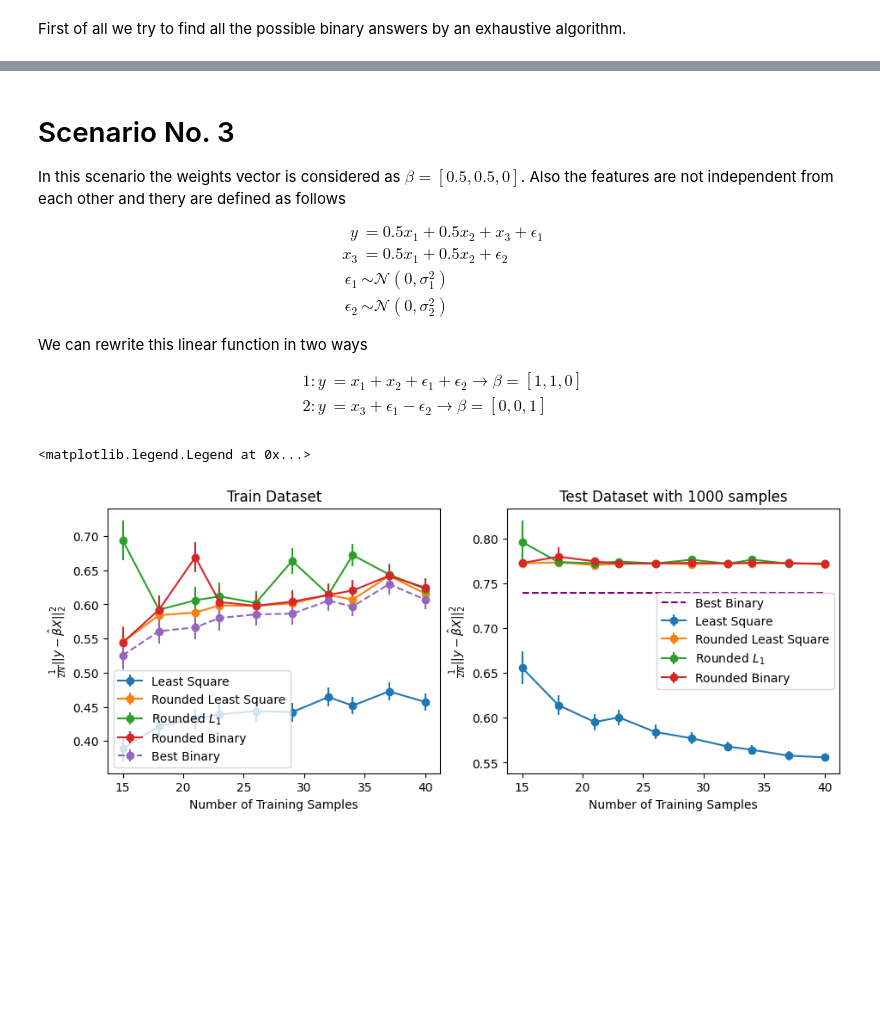
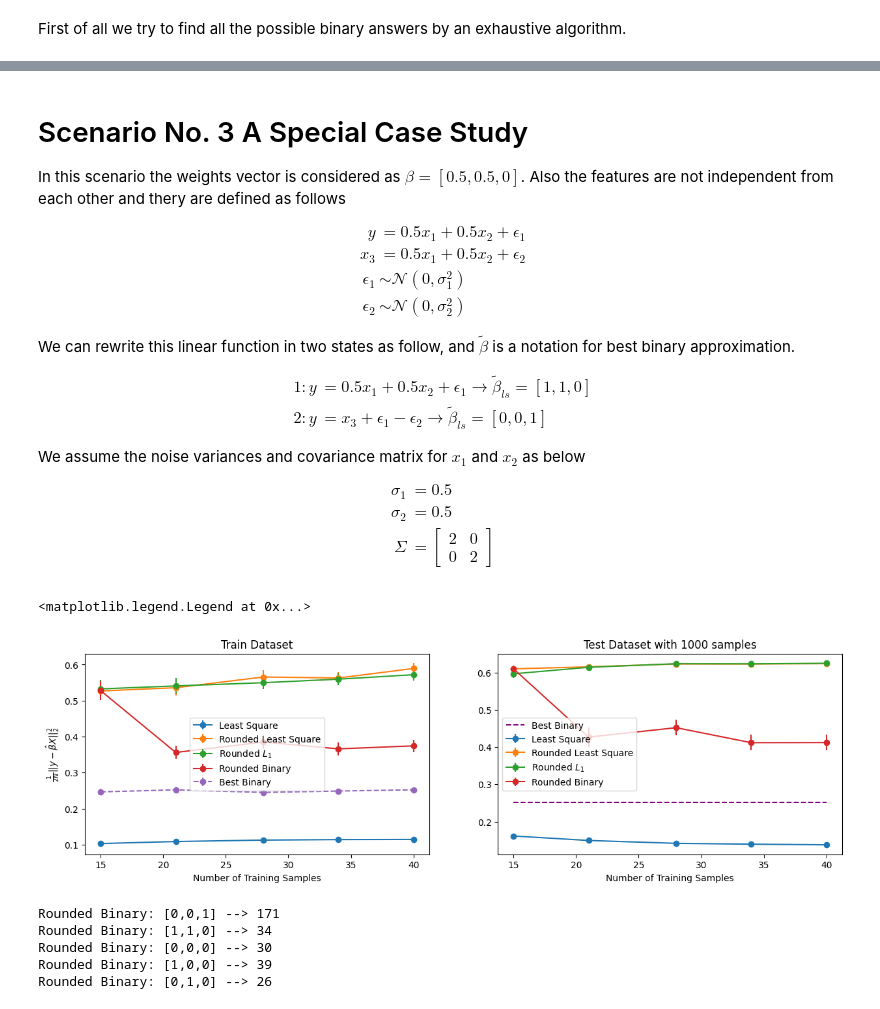
Before and after one commit to shahrzaddii/https---github.com-shahrzaddii-Sparsity, a Jupyter notebook: Binary Estimation Tutorial.ipynb, the cells around one changed output, grey strips where cells are left out. Saved outputs shown, nothing was run; the diff lists cells and outputs as text; code cells hidden in the pictures; blank space fills up the shorter version.

```diff
--- a/Binary Estimation Tutorial.ipynb
+++ b/Binary Estimation Tutorial.ipynb
@@ -63,16 +63,17 @@ def leastsquare(x, y):
 # %% [markdown]
 # Optimizer
 # %%
-def minimizer(lossfunction, alpha, x, y, n_features=None):
+def minimizer(lossfunction, alpha, x, y):
     n_features = x.shape[1]
     initial_beta = np.random.randint(2,size=(n_features))
-    result = minimize(lossfunction, initial_beta, args=(alpha, x, y, n_features), method='Powell', options={'xtol':1e-8})
+    result = minimize(lossfunction, initial_beta, args=(alpha, x, y), method='Powell', options={'xtol':1e-8})
     optimized_beta = result.x
     return optimized_beta
 # %% [markdown]
 # Sparsity: Binary Estimation
 # %%
-def binary_lossfunc(beta, alpha , x, y, n_features):
+def binary_lossfunc(beta, alpha , x, y):
+  n_features = x.shape[1]
   pp = []
   beta = np.reshape(beta,(-1, n_features))
   for i in range((beta.shape)[0]):
@@ -83,7 +84,7 @@ def binary_lossfunc(beta, alpha , x, y, n_features):
       else:
         p.append(alpha*abs(b-1))
     pp.append(np.sum(p))
-  return squared_error(beta,x , y, n_features)+np.asarray(pp)
+  return squared_error(beta,x , y)+np.asarray(pp)
 # %% [markdown]
 # Binary Rounding
 # %%
@@ -443,21 +461,29 @@ axs[1].legend()
 # %% [markdown]
-# Scenario No. 3
+# Scenario No. 3 A Special Case Study
 
 In this scenario the weights vector is considered as $\beta = [0.5, 0.5, 0]$. Also the features are not independent from each other and thery are defined as follows
 
 \begin{align*}
-y&= 0.5x_1 + 0.5x_2 + x_3 + \epsilon_1 \\
+y&= 0.5x_1 + 0.5x_2 + \epsilon_1 \\
 x_3&=0.5x_1 + 0.5x_2 + \epsilon_2 \\
 \epsilon_1 &\sim \mathcal{N}(0, \sigma_1^2) \\
 \epsilon_2 &\sim \mathcal{N}(0, \sigma_2^2)
 \end{align*}
 
-We can rewrite this linear function in two ways
+We can rewrite this linear function in two states as follow, and $\tilde{\beta}$ is a notation for best binary approximation.
 
 \begin{align*}
-1: y&= x_1 + x_2 + \epsilon_1 + \epsilon_2 \to \beta = [1,1,0]\\
-2: y&= x_3 + \epsilon_1 - \epsilon_2 \to \beta = [0,0,1]
+1: y&= 0.5x_1 + 0.5x_2 + \epsilon_1 \to \tilde{\beta}_{ls} = [1,1,0]\\
+2: y&= x_3 + \epsilon_1 - \epsilon_2 \to \tilde{\beta}_{ls} = [0,0,1]
 \end{align*}
+
+We assume the noise variances and covariance matrix for $x_1$ and $x_2$ as below
+
+\begin{align*}
+\sigma_1 &= 0.5 \\
+\sigma_2 &= 0.5 \\
+\Sigma &= \begin{bmatrix}2 & 0\\0 & 2 \end{bmatrix}
+\end{align*}
 # %%
 def DataGenerator_x123(n_samples,feature_mean, feature_cov, sigma1, sigma2, randome_state=None):
     RNG = np.random.default_rng(seed=randome_state)
@@ -475,10 +496,9 @@ def DataGenerator_x123(n_samples,feature_mean, feature_cov, sigma1, sigma2, rand
 # %%
 x_test, y_test = DataGenerator_x123(n_samples=10000, feature_mean=np.zeros(2), feature_cov=2*np.eye(2), sigma1=0.5, sigma2=0.5, randome_state=123)
 # %%
-# alpha_range = [0.001, 0.1, 0.5, 1, 1.5, 2, 3]
 alpha_range = np.logspace(-3, 0, num=10)
 n_folds = 25
-n_iterations = 300
+n_repitition = 300
 # sample_size = np.round(100*np.array(np.linspace(0.2,1,25))).astype(int)
 x123_l1_train_mean_sse_per_size,x123_l1_train_std_sse_per_size, x123_l1_test_mean_sse_per_size, x123_l1_test_std_sse_per_size = [], [], [], []
 x123_l1_min_alpha_per_size,x123_l1_min_sse_valid_per_size,x123_l1_mean_sse_valid_per_size = [], [], []
@@ -492,15 +512,11 @@ for ss in sample_size:
 
     # estimating the best alpha
     x_selected, y_selected = DataGenerator_x123(n_samples=ss, feature_mean=np.zeros(2), feature_cov=2*np.eye(2), sigma1=0.5, sigma2=0.5, randome_state=123)
-    x123_l1_min_alpha, x123_l1_min_sse_valid, x123_l1_mean_sse_valid = search_for_alph(x_selected, y_selected, Lasso, alpha_range, ss, n_folds)
+    x123_l1_min_alpha, _ = search_for_alpha_with_outer_cv(x_selected, y_selected, Lasso, alpha_range, n_folds)
     x123_l1_min_alpha_per_size.append(x123_l1_min_alpha)
-    x123_l1_min_sse_valid_per_size.append(x123_l1_min_sse_valid)
-    x123_l1_mean_sse_valid_per_size.append(x123_l1_mean_sse_valid)
 
-    x123_binary_min_alpha, x123_binary_min_sse_valid, x123_binary_mean_sse_valid = search_for_alph(x_selected, y_selected, binary_lossfunc, alpha_range, ss, n_folds)
+    x123_binary_min_alpha, _ = search_for_alpha_with_outer_cv(x_selected, y_selected, binary_lossfunc, alpha_range, n_folds)
     x123_binary_min_alpha_per_size.append(x123_binary_min_alpha)
-    x123_binary_min_sse_valid_per_size.append(x123_binary_min_sse_valid)
-    x123_binary_mean_sse_valid_per_size.append(x123_binary_mean_sse_valid)
 
     # estimating the beta in iterations
     x123_l1_beta_hat_per_iter, x123_l1_rounded_beta_hat_per_iter, x123_l1_train_sse_per_iter, x123_l1_test_sse_per_iter = [], [], [], []
@@ -508,7 +524,7 @@ for ss in sample_size:
     x123_ls_beta_hat_per_iter, x123_ls_train_sse_per_iter, x123_ls_test_sse_per_iter = [], [], []
     x123_rls_beta_hat_per_iter,x123_rls_train_sse_per_iter,x123_rls_test_sse_per_iter = [], [], []
     x123_best_binary_train_sse_per_iter, x123_best_binary_beta_hat_per_iter = [], []
-    for iter in range(n_iterations):
+    for _ in range(n_repitition):
 
         x_selected, y_selected = DataGenerator_x123(n_samples=ss, feature_mean=np.zeros(2), feature_cov=2*np.eye(2), sigma1=0.5, sigma2=0.5, randome_state=None)
 
@@ -567,27 +583,39 @@ for ss in sample_size:
 
 x123_best_binary_beta_hat_test, x123_best_binary_sse_test = exhaustive_binary(n_answers=3, x=x_test, y=y_test)
 # %%
-fig, axs = plt.subplots(1, 2, figsize=(11, 4))
+fig, axs = plt.subplots(1, 2, figsize=(15, 4))
 
-axs[0].errorbar(sample_size, x123_ls_train_mean_sse_per_size, yerr=np.array(x123_ls_train_std_sse_per_size)*1.96/(n_iterations**0.5), marker='o',  label='Least Square')
-axs[0].errorbar(sample_size, x123_rls_train_mean_sse_per_size, yerr=np.array(x123_rls_train_std_sse_per_size)*1.96/(n_iterations**0.5), marker='o', label='Rounded Least Square')
-axs[0].errorbar(sample_size, x123_l1_train_mean_sse_per_size, yerr=np.array(x123_l1_train_std_sse_per_size)*1.96/(n_iterations**0.5), marker='o', label='Rounded $L_1$')
-axs[0].errorbar(sample_size, x123_binary_train_mean_sse_per_size, yerr=np.array(x123_binary_train_std_sse_per_size)*1.96/(n_iterations**0.5), marker='o', label='Rounded Binary')
-axs[0].errorbar(sample_size, x123_best_binary_mean_train_sse_per_size, yerr=np.array(x123_best_binary_std_train_sse_per_size)*1.96/(n_iterations**0.5),linestyle='--', marker='o', label='Best Binary')
+axs[0].errorbar(sample_size, x123_ls_train_mean_sse_per_size, yerr=np.array(x123_ls_train_std_sse_per_size)*1.96/(n_repitition**0.5), marker='o',  label='Least Square')
+axs[0].errorbar(sample_size, x123_rls_train_mean_sse_per_size, yerr=np.array(x123_rls_train_std_sse_per_size)*1.96/(n_repitition**0.5), marker='o', label='Rounded Least Square')
+axs[0].errorbar(sample_size, x123_l1_train_mean_sse_per_size, yerr=np.array(x123_l1_train_std_sse_per_size)*1.96/(n_repitition**0.5), marker='o', label='Rounded $L_1$')
+axs[0].errorbar(sample_size, x123_binary_train_mean_sse_per_size, yerr=np.array(x123_binary_train_std_sse_per_size)*1.96/(n_repitition**0.5), marker='o', label='Rounded Binary')
+axs[0].errorbar(sample_size, x123_best_binary_mean_train_sse_per_size, yerr=np.array(x123_best_binary_std_train_sse_per_size)*1.96/(n_repitition**0.5),linestyle='--', marker='o', label='Best Binary')
 axs[0].set_xlabel('Number of Training Samples')
 axs[0].set_ylabel('$\\frac{1}{2N}||y-\\hat{\\beta}X||_{2}^{2}$')
 axs[0].set_title('Train Dataset')
 axs[0].legend()
 
-axs[1].errorbar(sample_size, x123_ls_test_mean_sse_per_size, yerr=np.array(x123_ls_test_std_sse_per_size)*1.96/(n_iterations**0.5), marker='o',  label='Least Square')
-axs[1].errorbar(sample_size, x123_rls_test_mean_sse_per_size, yerr=np.array(x123_rls_test_std_sse_per_size)*1.96/(n_iterations**0.5), marker='o', label='Rounded Least Square')
-axs[1].errorbar(sample_size, x123_l1_test_mean_sse_per_size, yerr=np.array(x123_l1_test_std_sse_per_size)*1.96/(n_iterations**0.5), marker='o', label='Rounded $L_1$')
-axs[1].errorbar(sample_size, x123_binary_test_mean_sse_per_size, yerr=np.array(x123_binary_test_std_sse_per_size)*1.96/(n_iterations**0.5), marker='o', label='Rounded Binary')
+axs[1].errorbar(sample_size, x123_ls_test_mean_sse_per_size, yerr=np.array(x123_ls_test_std_sse_per_size)*1.96/(n_repitition**0.5), marker='o',  label='Least Square')
+axs[1].errorbar(sample_size, x123_rls_test_mean_sse_per_size, yerr=np.array(x123_rls_test_std_sse_per_size)*1.96/(n_repitition**0.5), marker='o', label='Rounded Least Square')
+axs[1].errorbar(sample_size, x123_l1_test_mean_sse_per_size, yerr=np.array(x123_l1_test_std_sse_per_size)*1.96/(n_repitition**0.5), marker='o', label='Rounded $L_1$')
+axs[1].errorbar(sample_size, x123_binary_test_mean_sse_per_size, yerr=np.array(x123_binary_test_std_sse_per_size)*1.96/(n_repitition**0.5), marker='o', label='Rounded Binary')
 axs[1].hlines(x123_best_binary_sse_test, min(sample_size), max(sample_size), linestyle='--',color='purple', label='Best Binary')
 axs[1].set_xlabel('Number of Training Samples')
-axs[1].set_ylabel('$\\frac{1}{2N}||y-\\hat{\\beta}X||_{2}^{2}$')
+# axs[1].set_ylabel('$\\frac{1}{2N}||y-\\hat{\\beta}X||_{2}^{2}$')
 axs[1].set_title('Test Dataset with 1000 samples')
 axs[1].legend()
 # %% [output]
 <matplotlib.legend.Legend at 0x...>
-[figure, old version]
+[figure, new version]
+# %%
+print(f'Rounded Binary: [0,0,1] --> {len([res for res in x123_binary_rounded_beta_hat_per_iter if res==[0,0,1]])}')
+print(f'Rounded Binary: [1,1,0] --> {len([res for res in x123_binary_rounded_beta_hat_per_iter if res==[1,1,0]])}')
+print(f'Rounded Binary: [0,0,0] --> {len([res for res in x123_binary_rounded_beta_hat_per_iter if res==[0,0,0]])}')
+print(f'Rounded Binary: [1,0,0] --> {len([res for res in x123_binary_rounded_beta_hat_per_iter if res==[1,0,0]])}')
+print(f'Rounded Binary: [0,1,0] --> {len([res for res in x123_binary_rounded_beta_hat_per_iter if res==[0,1,0]])}')
+# %% [output]
+Rounded Binary: [0,0,1] --> 171
+Rounded Binary: [1,1,0] --> 34
+Rounded Binary: [0,0,0] --> 30
+Rounded Binary: [1,0,0] --> 39
+Rounded Binary: [0,1,0] --> 26
```
Also changed, not shown: parts of 15 cells of this notebook.
